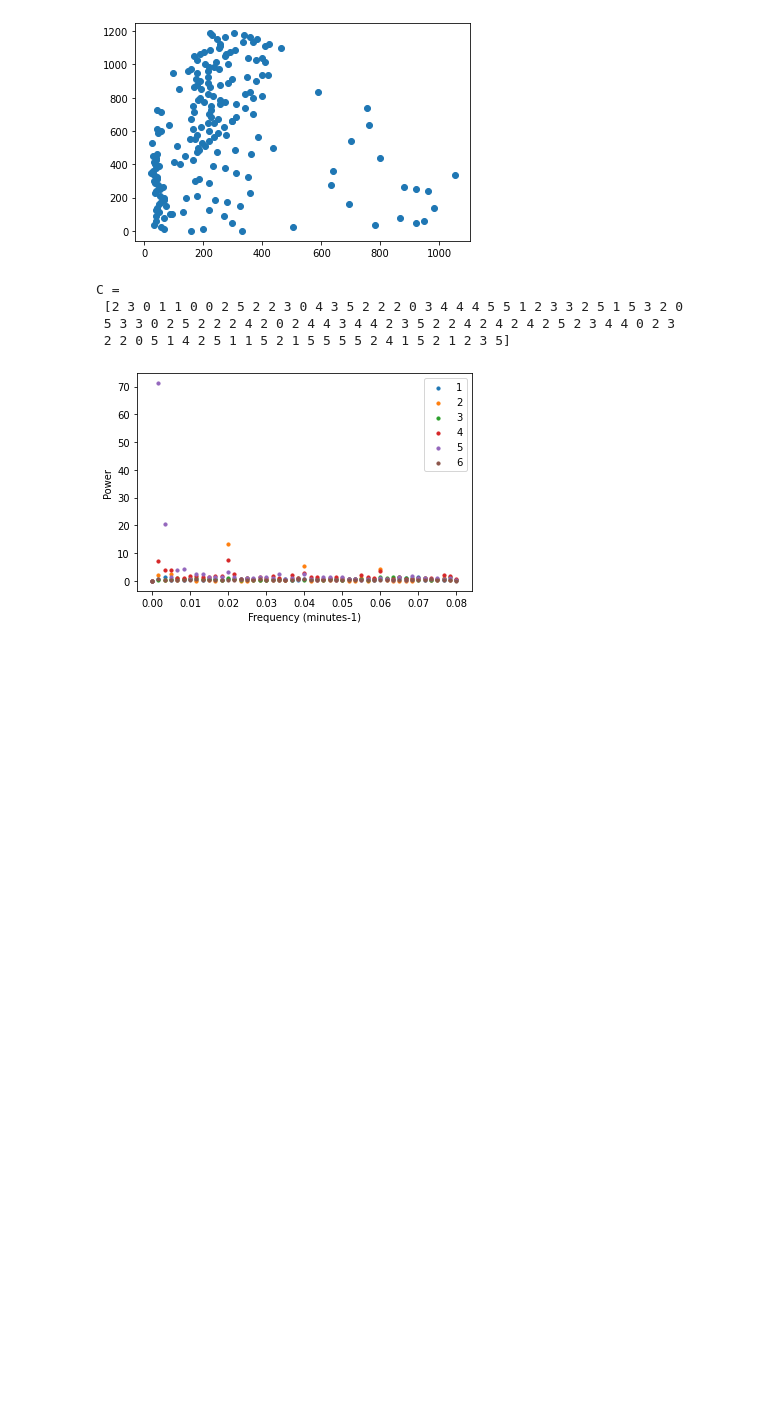
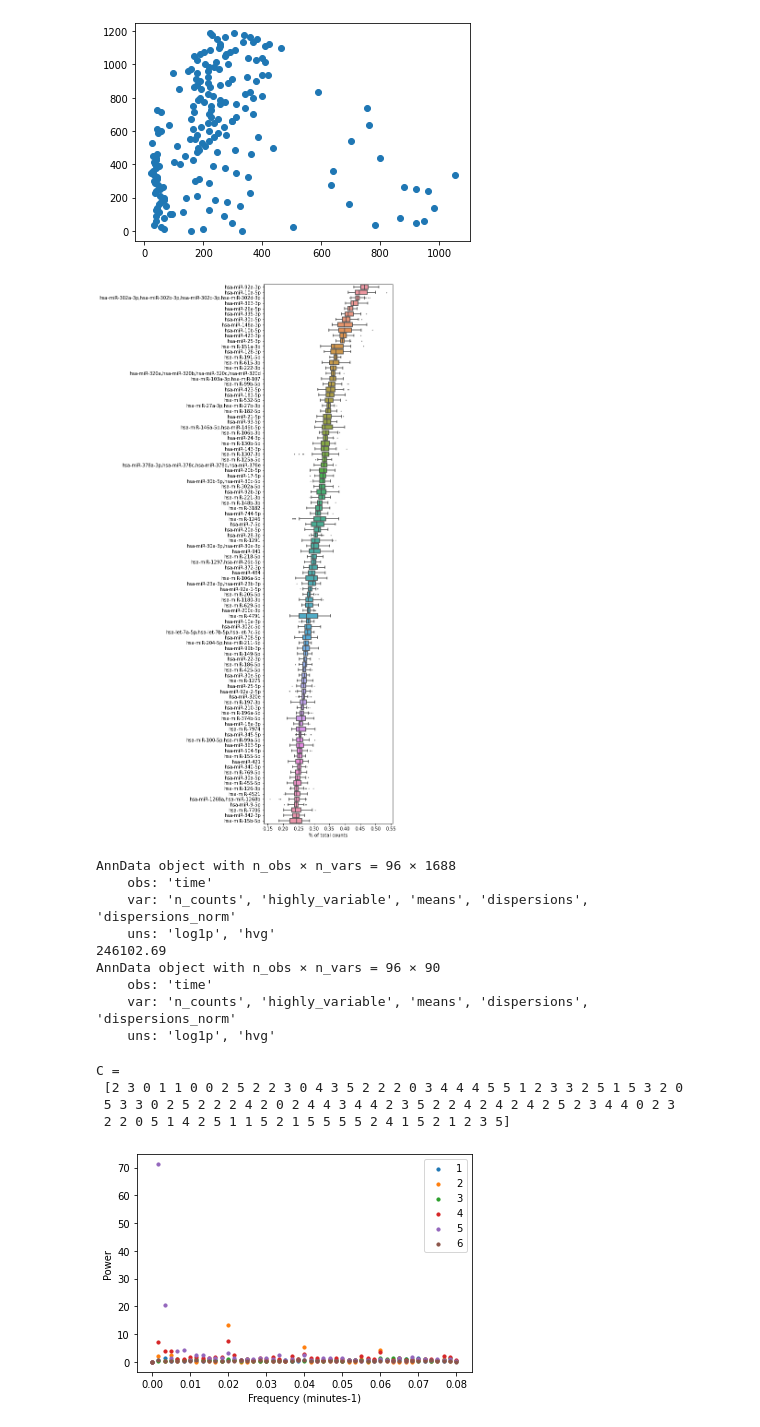
Before and after one commit to JohnWSteill/jlab_proj, a Jupyter notebook: Somite_Cycle_Study.ipynb, the cells around one changed output. Drawn from its saved outputs; the diff is of its cells as text; code cells hidden in the pictures; blank space fills up the shorter version.

```diff
--- a/Somite_Cycle_Study.ipynb
+++ b/Somite_Cycle_Study.ipynb
@@ -73,28 +73,45 @@ plot_one_row_scatter(s745_df, 1,s745_time )
 # %%
 
 
 s814_adata = sc.read("data/sub_0814_miRNA.ec.tab").T
 
 s814_adata.obs['time'] = get_s814_time(s814_adata.obs.index)
 
 sc.pp.normalize_total(s814_adata, target_sum=1e6, exclude_highly_expressed=False)
 sc.pp.log1p(s814_adata)
 sc.pp.filter_genes(s814_adata, min_counts=1)
 
 sc.pp.highly_variable_genes(s814_adata, n_top_genes=100)
-#sc.pl.highest_expr_genes(s814_adata, n_top=100, )
+sc.pl.highest_expr_genes(s814_adata, n_top=100, )
 
 #print(s814_adata.var[s814_adata.var.highly_variable == True])
 
 
 
 
 
 s814_pd = get_periodgram(s814_adata[:,s814_adata.var.highly_variable])
 s814_pd_array = np.array([i[1] for i in s814_pd])
 np_array =np.array(s814_pd)
 #print(np_array.shape)
 #print(s814_pd_array.shape)
+
+print(s814_adata)
+print(s814_adata.var.n_counts.sum())
+sc.pp.filter_genes(s814_adata, min_counts=615,)
+print(s814_adata)
+#print(s814_adata.var)
+# %% [output]
+[figure, added]
+AnnData object with n_obs × n_vars = 96 × 1688
+    obs: 'time'
+    var: 'n_counts', 'highly_variable', 'means', 'dispersions', 'dispersions_norm'
+    uns: 'log1p', 'hvg'
+246102.69
+AnnData object with n_obs × n_vars = 96 × 90
+    obs: 'time'
+    var: 'n_counts', 'highly_variable', 'means', 'dispersions', 'dispersions_norm'
+    uns: 'log1p', 'hvg'
 # %%
 K = 6
 C, centroids = k_means_from_pd_data(s814_pd_array,K)
```
Also changed, not shown: parts of 2 cells of this notebook.
